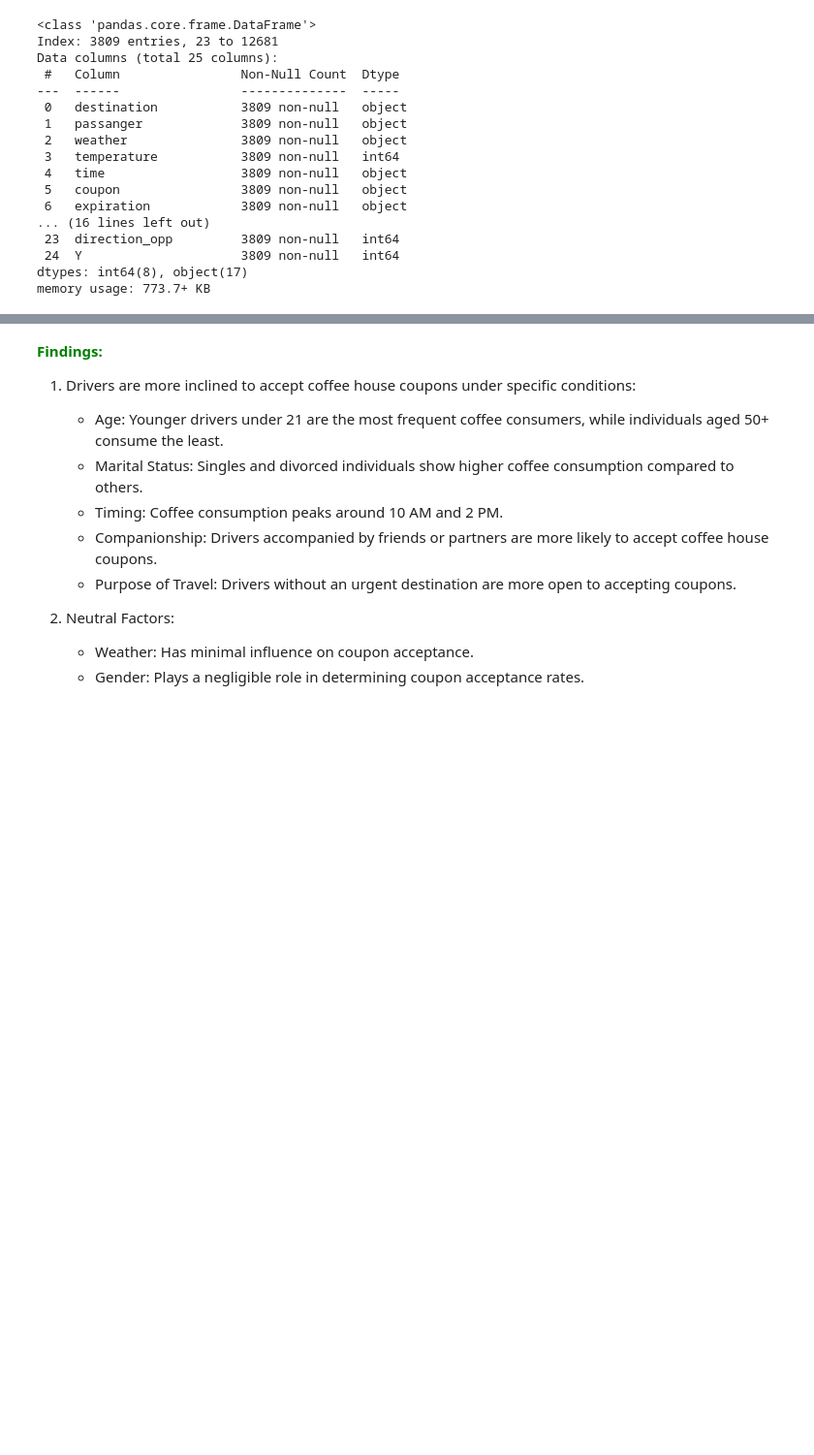
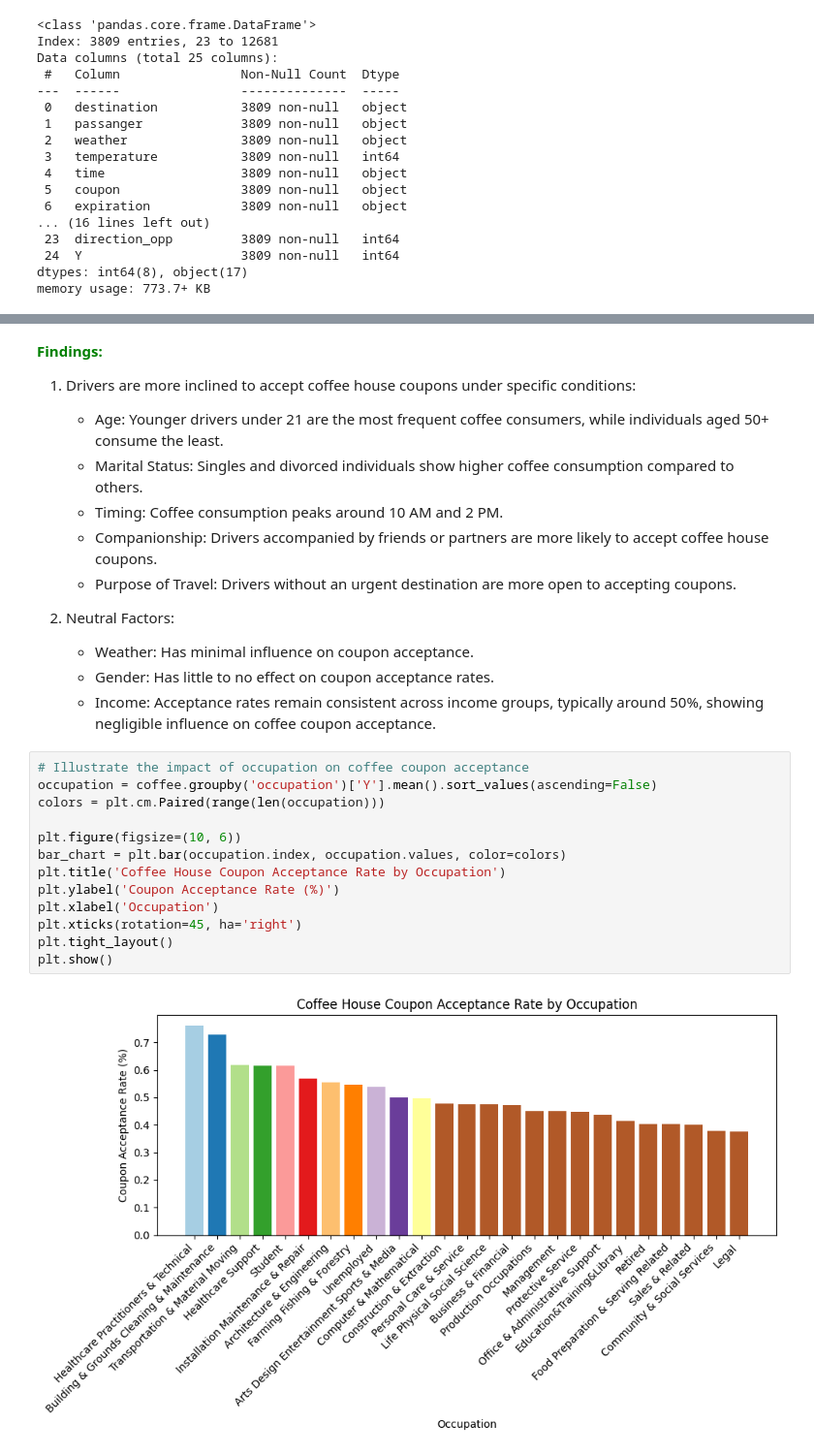
Before and after one commit to JunGaoca/couponAnalysis, a Jupyter notebook: coupon-analysis.ipynb, the cells around one changed output, grey strips where cells are left out. Shown at 97% size. Saved outputs shown, nothing was run; the diff lists cells and outputs as text; blank space fills up the shorter version.

```diff
--- a/coupon-analysis.ipynb
+++ b/coupon-analysis.ipynb
@@ -572,4 +577,20 @@ for col in categorical_cols:
 
 2. Neutral Factors:
 	- Weather: Has minimal influence on coupon acceptance.
-	- Gender: Plays a negligible role in determining coupon acceptance rates.
+	- Gender: Has little to no effect on coupon acceptance rates.
+	- Income: Acceptance rates remain consistent across income groups, typically around 50%, showing negligible influence on coffee coupon acceptance.
+# %%
+# Illustrate the impact of occupation on coffee coupon acceptance
+occupation = coffee.groupby('occupation')['Y'].mean().sort_values(ascending=False)
+colors = plt.cm.Paired(range(len(occupation)))
+
+plt.figure(figsize=(10, 6))
+bar_chart = plt.bar(occupation.index, occupation.values, color=colors)
+plt.title('Coffee House Coupon Acceptance Rate by Occupation')
+plt.ylabel('Coupon Acceptance Rate (%)')
+plt.xlabel('Occupation')
+plt.xticks(rotation=45, ha='right')
+plt.tight_layout()
+plt.show()
+# %% [output]
+[figure, added]
```
Also changed, not shown: parts of 4 cells of this notebook.
